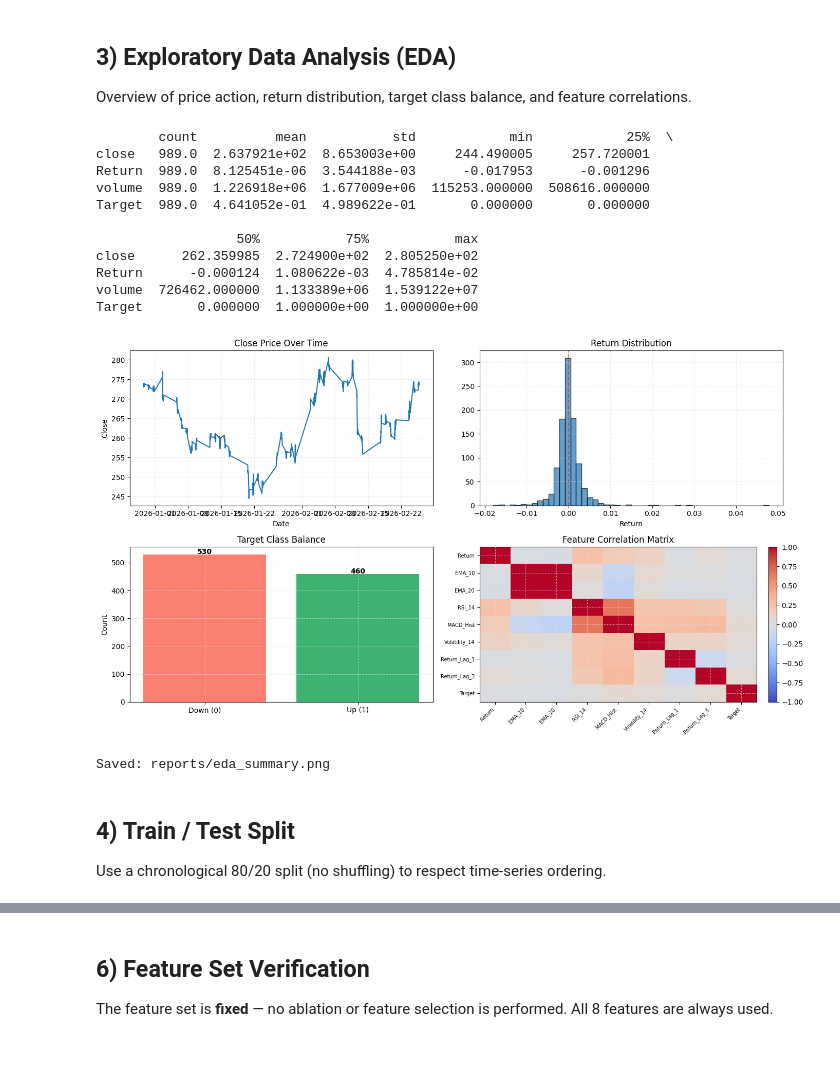
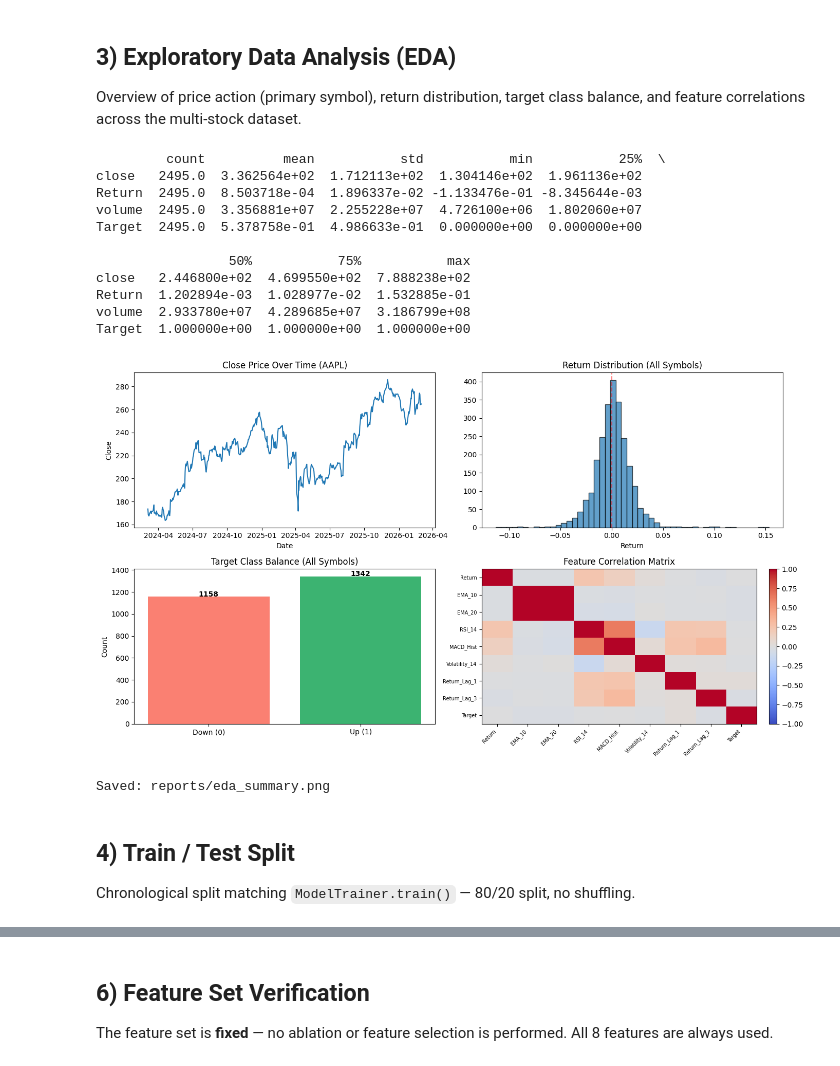
Before and after one commit to NthXevel/fyp2, a Jupyter notebook: experiments.ipynb, the cells around one changed output, grey strips where cells are left out. Cells and saved outputs as stored; diff of their text form; code cells hidden in the pictures.

```diff
--- a/experiments.ipynb
+++ b/experiments.ipynb
@@ -89,63 +153,72 @@ Date range: 2025-12-29 18:00:00+00:00 to 2026-02-25 18:00:00+00:00
 # %% [markdown]
 ## 3) Exploratory Data Analysis (EDA)
 
-Overview of price action, return distribution, target class balance, and feature correlations.
+Overview of price action (primary symbol), return distribution, target class balance, and feature correlations across the multi-stock dataset.
 # %%
+# Build a combined featured DataFrame for EDA (re-engineer per symbol)
+eda_frames = []
+for sym, raw_df in dataframes.items():
+    feat_df = engineer.create_features(raw_df, symbol=sym)
+    eda_frames.append(feat_df)
+df_eda = pd.concat(eda_frames).sort_index()
+
 eda_cols = ['close', 'Return', 'volume', 'Target']
-print(df.dropna(subset=eda_cols)[eda_cols].describe().T)
+print(df_eda.dropna(subset=eda_cols)[eda_cols].describe().T)
 
 fig, axes = plt.subplots(2, 2, figsize=(14, 8))
 
-# (0,0) Close price over time
-axes[0, 0].plot(df.index, df['close'])
-axes[0, 0].set_title('Close Price Over Time')
+# (0,0) Close price over time — primary symbol only for clarity
+primary_sym = STOCK_SYMBOL
+primary_df = engineer.create_features(dataframes[primary_sym], symbol=primary_sym)
+axes[0, 0].plot(primary_df.index, primary_df['close'])
+axes[0, 0].set_title(f'Close Price Over Time ({primary_sym})')
 axes[0, 0].set_xlabel('Date')
 axes[0, 0].set_ylabel('Close')
 
-# (0,1) Return distribution
-axes[0, 1].hist(df['Return'].dropna(), bins=50, edgecolor='black', alpha=0.7)
-axes[0, 1].set_title('Return Distribution')
+# (0,1) Return distribution (all symbols combined)
+axes[0, 1].hist(df_eda['Return'].dropna(), bins=50, edgecolor='black', alpha=0.7)
+axes[0, 1].set_title('Return Distribution (All Symbols)')
 axes[0, 1].set_xlabel('Return')
 axes[0, 1].axvline(0, color='red', linestyle='--', alpha=0.5)
 
 # (1,0) Target class balance (binary: 0 = Down, 1 = Up)
-class_counts = df['Target'].value_counts().sort_index().reindex([0, 1], fill_value=0)
+class_counts = df_eda['Target'].dropna().value_counts().sort_index().reindex([0, 1], fill_value=0)
 axes[1, 0].bar(['Down (0)', 'Up (1)'], class_counts.values, color=['salmon', 'mediumseagreen'])
-axes[1, 0].set_title('Target Class Balance')
+axes[1, 0].set_title('Target Class Balance (All Symbols)')
 axes[1, 0].set_ylabel('Count')
 for i, v in enumerate(class_counts.values):
     axes[1, 0].text(i, v + 1, str(v), ha='center', fontweight='bold')
 
 # (1,1) Feature correlation matrix
-corr = df[FEATURE_COLUMNS + ['Target']].dropna().corr()
+corr = df_eda[FEATURE_COLUMNS + ['Target']].dropna().corr()
 im = axes[1, 1].imshow(corr.values, cmap='coolwarm', aspect='auto', vmin=-1, vmax=1)
 axes[1, 1].set_title('Feature Correlation Matrix')
 axes[1, 1].set_xticks(range(len(corr.columns)))
 axes[1, 1].set_xticklabels(corr.columns, rotation=45, ha='right', fontsize=7)
 axes[1, 1].set_yticks(range(len(corr.columns)))
 axes[1, 1].set_yticklabels(corr.columns, fontsize=7)
 fig.colorbar(im, ax=axes[1, 1], fraction=0.046, pad=0.04)
 
 plt.tight_layout()
 plt.savefig(REPORTS_DIR / 'eda_summary.png', dpi=150)
 plt.show()
 print('Saved: reports/eda_summary.png')
 # %% [output]
-        count          mean           std            min            25%  \
-close   989.0  2.637921e+02  8.653003e+00     244.490005     257.720001
-Return  989.0  8.125451e-06  3.544188e-03      -0.017953      -0.001296
-volume  989.0  1.226918e+06  1.677009e+06  115253.000000  508616.000000
-Target  989.0  4.641052e-01  4.989622e-01       0.000000       0.000000
+         count          mean           std           min           25%  \
+close   2495.0  3.362564e+02  1.712113e+02  1.304146e+02  1.961136e+02
+Return  2495.0  8.503718e-04  1.896337e-02 -1.133476e-01 -8.345644e-03
+volume  2495.0  3.356881e+07  2.255228e+07  4.726100e+06  1.802060e+07
+Target  2495.0  5.378758e-01  4.986633e-01  0.000000e+00  0.000000e+00
 
-                  50%           75%           max
-close      262.359985  2.724900e+02  2.805250e+02
-Return      -0.000124  1.080622e-03  4.785814e-02
-volume  726462.000000  1.133389e+06  1.539122e+07
-Target       0.000000  1.000000e+00  1.000000e+00
+                 50%           75%           max
+close   2.446800e+02  4.699550e+02  7.888238e+02
+Return  1.202894e-03  1.028977e-02  1.532885e-01
+volume  2.933780e+07  4.289685e+07  3.186799e+08
+Target  1.000000e+00  1.000000e+00  1.000000e+00
-[figure, old version]
+[figure, new version]
 Saved: reports/eda_summary.png
 # %% [markdown]
 ## 4) Train / Test Split
 
-Use a chronological 80/20 split (no shuffling) to respect time-series ordering.
+Chronological split matching `ModelTrainer.train()` — 80/20 split, no shuffling.
 # %%
```
Also changed, not shown: parts of 22 cells of this notebook, 45 other files.
